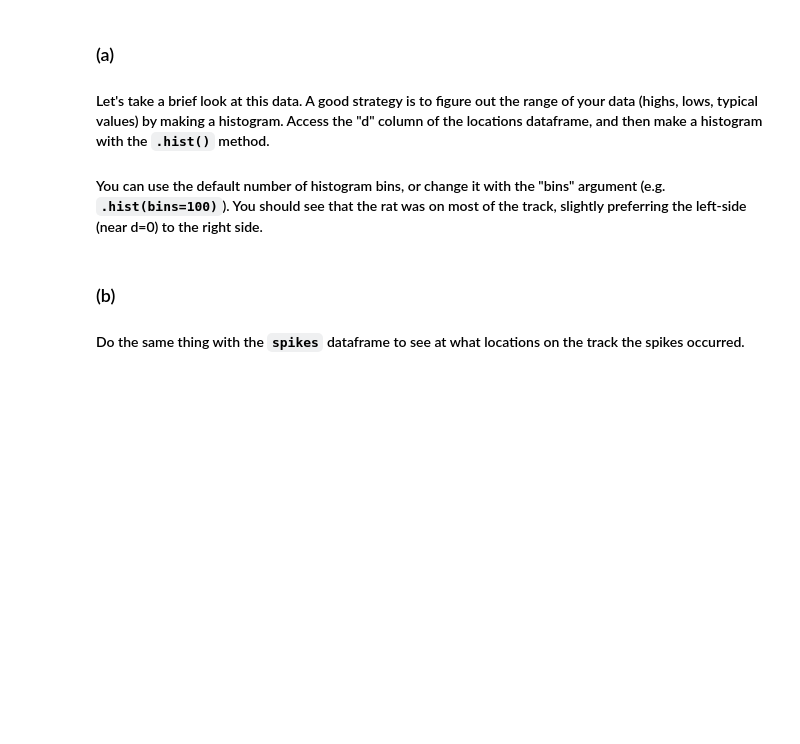
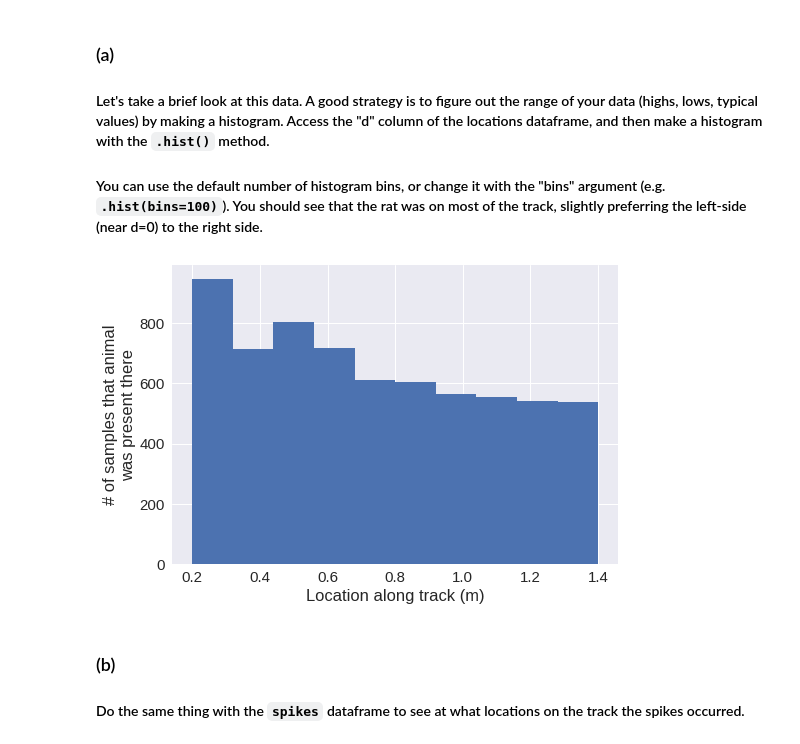
Before and after one commit to jatchison13/neuro-data-analysis-course, a Jupyter notebook: Blake_neural_coding_exercises_213.ipynb, the cells around one changed output. Cells and saved outputs as stored; diff of their text form; code cells hidden in the pictures; blank space fills up the shorter version.

```diff
--- a/Blake_neural_coding_exercises_213.ipynb
+++ b/Blake_neural_coding_exercises_213.ipynb
@@ -37,9 +73,11 @@ locations.head()
 
 #### You can use the default number of histogram bins, or change it with the "bins" argument (e.g. `.hist(bins=100)`).  You should see that the rat was on most of the track, slightly preferring the left-side (near d=0) to the right side.
 # %%
-locations...
+locations['d'].hist()
 plt.xlabel('Location along track (m)')
 plt.ylabel('# of samples that animal\nwas present there');
+# %% [output]
+[figure, added]
 # %% [markdown]
 ### (b)
 #### Do the same thing with the `spikes` dataframe to see at what locations on the track the spikes occurred.
```
Also changed, not shown: parts of 3 cells of this notebook.
